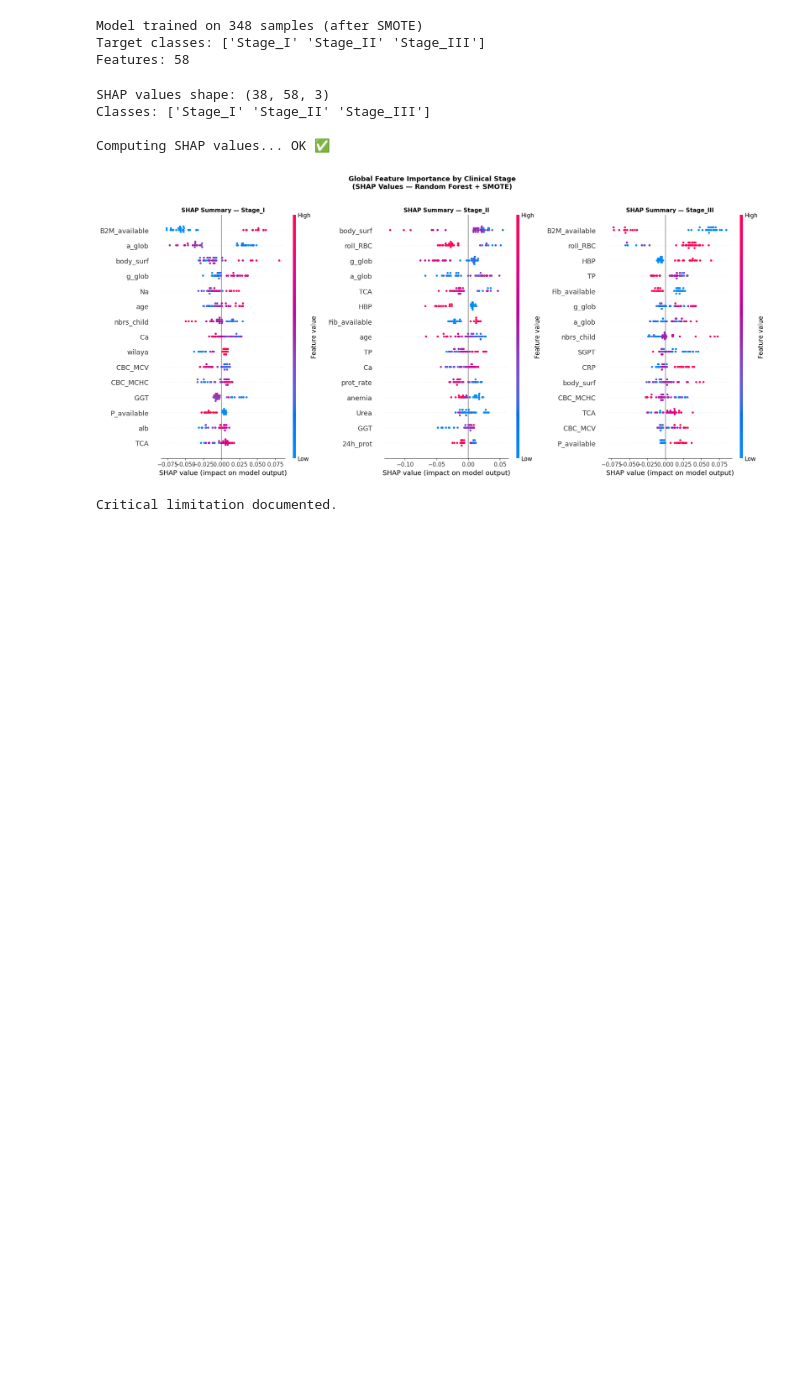
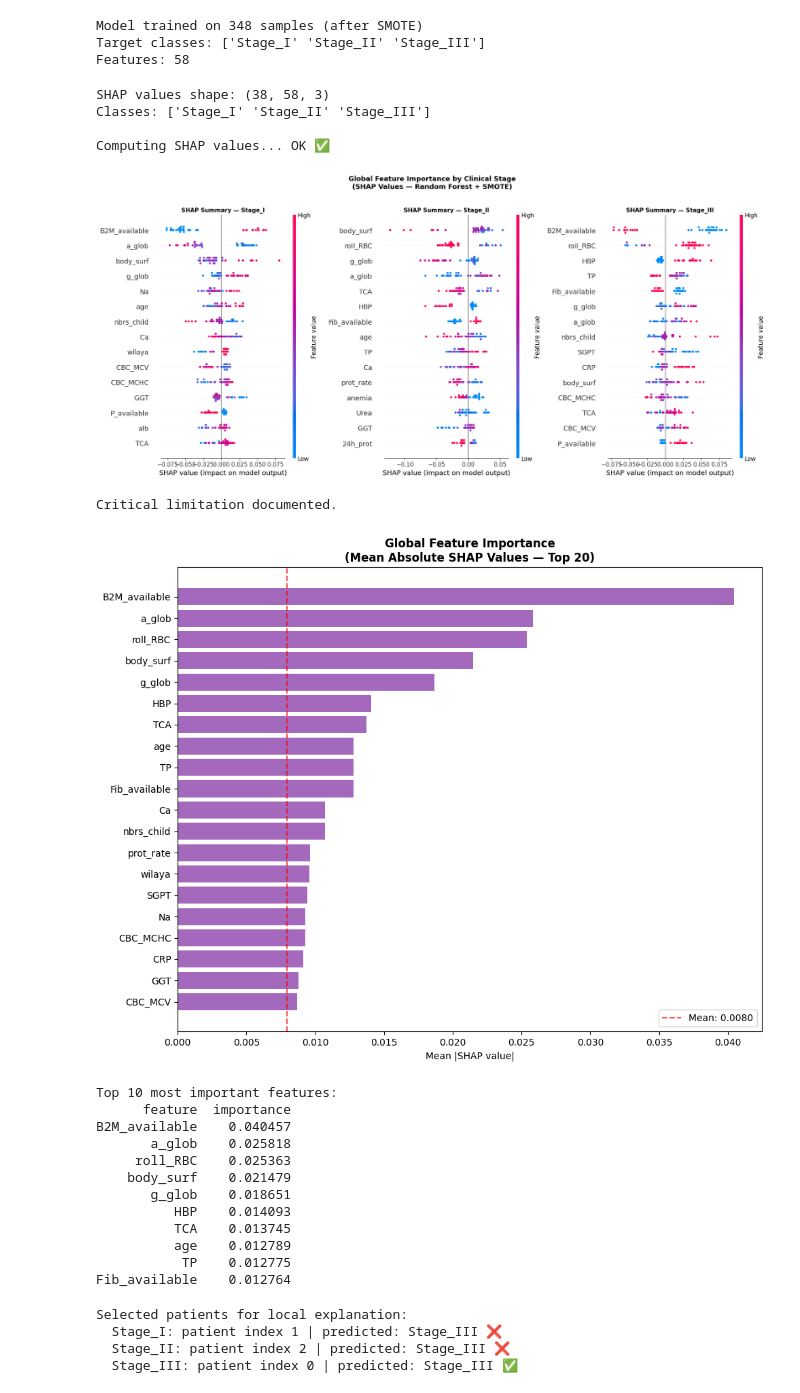
Before and after one commit to miguelm71/myeloma-explainability, a Jupyter notebook: notebooks/03_explainability.ipynb, the cells around one changed output. Drawn from its saved outputs; the diff is of its cells as text; code cells hidden in the pictures; blank space fills up the shorter version.

Commit message:
Explainability: SHAP analysis with global and local explanations, artifacts logged to MLflow

```diff
--- a/notebooks/03_explainability.ipynb
+++ b/notebooks/03_explainability.ipynb
@@ -166,3 +166,66 @@ plt.show()
 print("Critical limitation documented.")
 # %% [output]
 Critical limitation documented.
+# %%
+# =============================================================================
+# SHAP BAR PLOT — GLOBAL FEATURE IMPORTANCE (mean absolute SHAP values)
+# =============================================================================
+# Mean absolute SHAP values across all samples and classes.
+# This gives a single ranked list of the most influential features overall.
+# =============================================================================
+
+# Mean absolute SHAP values across all classes
+shap_abs_mean = np.abs(shap_values).mean(axis=(0, 2))
+feature_importance = pd.DataFrame({
+    'feature': feature_cols,
+    'importance': shap_abs_mean
+}).sort_values('importance', ascending=True).tail(20)
+
+fig, ax = plt.subplots(figsize=(10, 8))
+bars = ax.barh(feature_importance['feature'],
+               feature_importance['importance'],
+               color='#8e44ad', alpha=0.8)
+ax.set_xlabel('Mean |SHAP value|')
+ax.set_title('Global Feature Importance\n(Mean Absolute SHAP Values — Top 20)',
+             fontweight='bold')
+ax.axvline(x=shap_abs_mean.mean(), color='red', linestyle='--',
+           alpha=0.7, label=f'Mean: {shap_abs_mean.mean():.4f}')
+ax.legend()
+plt.tight_layout()
+plt.savefig('../notebooks/shap_feature_importance.png', dpi=150)
+plt.show()
+
+print("\nTop 10 most important features:")
+print(feature_importance.tail(10)[['feature', 'importance']].iloc[::-1].to_string(index=False))
+# %% [output]
+[figure, added]
+Top 10 most important features:
+      feature  importance
+B2M_available    0.040457
+       a_glob    0.025818
+     roll_RBC    0.025363
+    body_surf    0.021479
+       g_glob    0.018651
+          HBP    0.014093
+          TCA    0.013745
+          age    0.012789
+           TP    0.012775
+Fib_available    0.012764
+# %%
+# Select one representative patient per stage
+stage_indices = {}
+for i, cls in enumerate(le_target.classes_):
+    idx = np.where(y_test == i)[0][0]
+    stage_indices[cls] = idx
+
+print("Selected patients for local explanation:")
+for cls, idx in stage_indices.items():
+    predicted = le_target.classes_[rf_best.predict(X_test.iloc[[idx]])[0]]
+    actual = cls
+    correct = "✅" if predicted == actual else "❌"
+    print(f"  {cls}: patient index {idx} | predicted: {predicted} {correct}")
+# %% [output]
+Selected patients for local explanation:
+  Stage_I: patient index 1 | predicted: Stage_III ❌
+  Stage_II: patient index 2 | predicted: Stage_III ❌
+  Stage_III: patient index 0 | predicted: Stage_III ✅
```
Also changed, not shown: parts of 2 cells of this notebook, 45 other files.
